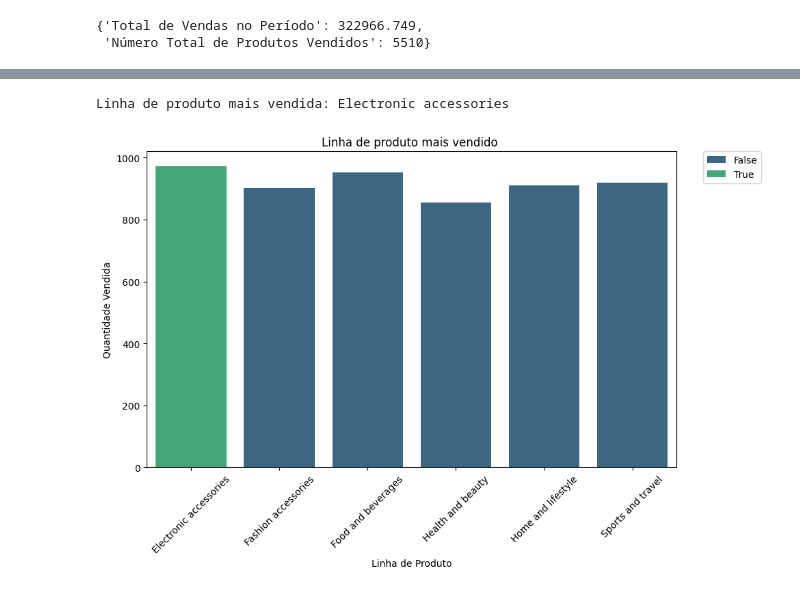
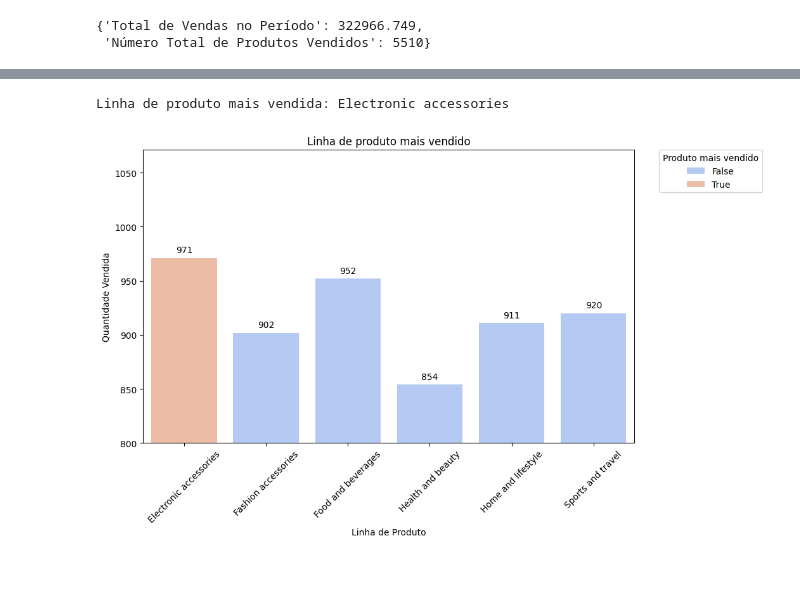
Before and after one commit to Kiwiabacaxi/Desafio-Grao, a Jupyter notebook: analise3.ipynb, the cells around one changed output, grey strips where cells are left out. Saved outputs shown, nothing was run; the diff lists cells and outputs as text; code cells hidden in the pictures.

```diff
--- a/analise3.ipynb
+++ b/analise3.ipynb
@@ -128,32 +184,57 @@ plt.show()
 # %%
 # 4 - Linha de produto mais vendido (em termos de quantidade) -> usando seaborn e deixando uma cor diferente para a linha de produto mais vendida
-print(f'Linha de produto mais vendida: {most_sold_line}')
+print(f"Linha de produto mais vendida: {most_sold_line}")
 
 # Calcule a quantidade vendida por linha de produto
-quantity_per_product_line = df.groupby('product_line')['quantity'].sum().reset_index()
+quantity_per_product_line = df.groupby("product_line")["quantity"].sum().reset_index()
 
 # Encontre a linha de produto mais vendida
-most_sold_product = quantity_per_product_line.loc[quantity_per_product_line['quantity'].idxmax(), 'product_line']
+most_sold_product = quantity_per_product_line.loc[
+    quantity_per_product_line["quantity"].idxmax(), "product_line"
+]
 
 # Crie uma nova coluna que é True para a linha de produto mais vendida e False para as outras
-quantity_per_product_line['is_most_sold'] = quantity_per_product_line['product_line'] == most_sold_product
+quantity_per_product_line["is_most_sold"] = (
+    quantity_per_product_line["product_line"] == most_sold_product
+)
 
 # Crie o gráfico de barras
 plt.figure(figsize=(10, 6))
-sns.barplot(x='product_line', y='quantity', hue='is_most_sold', data=quantity_per_product_line, palette='viridis')
+barplot = sns.barplot(
+    x="product_line",
+    y="quantity",
+    hue="is_most_sold",
+    data=quantity_per_product_line,
+    palette="coolwarm",
+)
 
-plt.title('Linha de produto mais vendido ')
-plt.xlabel('Linha de Produto')
-plt.ylabel('Quantidade Vendida')
+# Adicionando o valor de cada barra no topo
+for p in barplot.patches:
+    barplot.annotate(
+        format(p.get_height(), ".0f"),
+        (p.get_x() + p.get_width() / 2.0, p.get_height()),
+        ha="center",
+        va="center",
+        xytext=(0, 9),
+        textcoords="offset points",
+    )
+
+plt.title("Linha de produto mais vendido")
+plt.xlabel("Linha de Produto")
+plt.ylabel("Quantidade Vendida")
 plt.xticks(rotation=45)
 
-# Redimensione a legenda
-plt.legend(bbox_to_anchor=(1.05, 1), loc=2, borderaxespad=0.)
+# Limitando o eixo y a partir de 800
+plt.ylim(800, quantity_per_product_line["quantity"].max() + 100)
 
+# Alterando o título da legenda
+plt.legend(
+    title="Produto mais vendido", bbox_to_anchor=(1.05, 1), loc=2, borderaxespad=0.0
+)
 
 plt.show()
 # %% [output]
 Linha de produto mais vendida: Electronic accessories
-[figure, old version]
+[figure, new version]
 # %%
 # 5 - As 5 linhas de produtos mais bem avaliados (média de rating mais alta) -> usando seaborn e deixando uma cor diferente para as linhas de produto mais bem avaliadas
```
Also changed, not shown: parts of 13 cells of this notebook, 2 other files.
